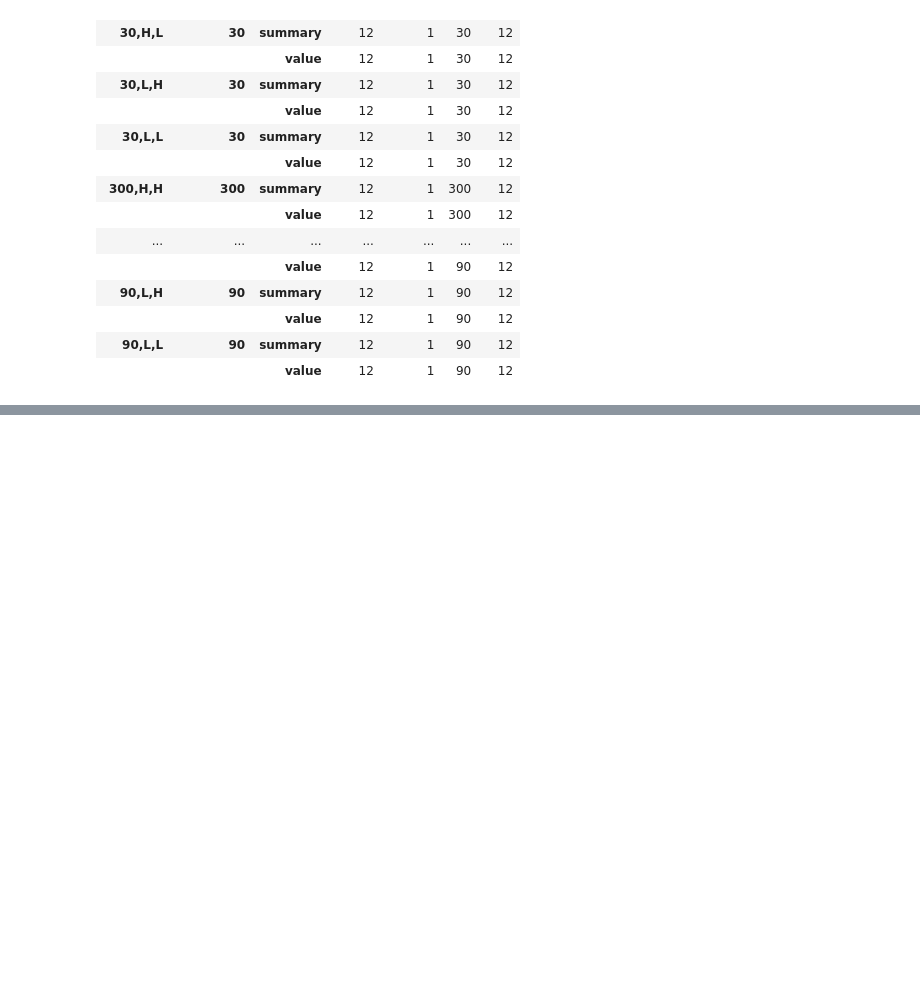
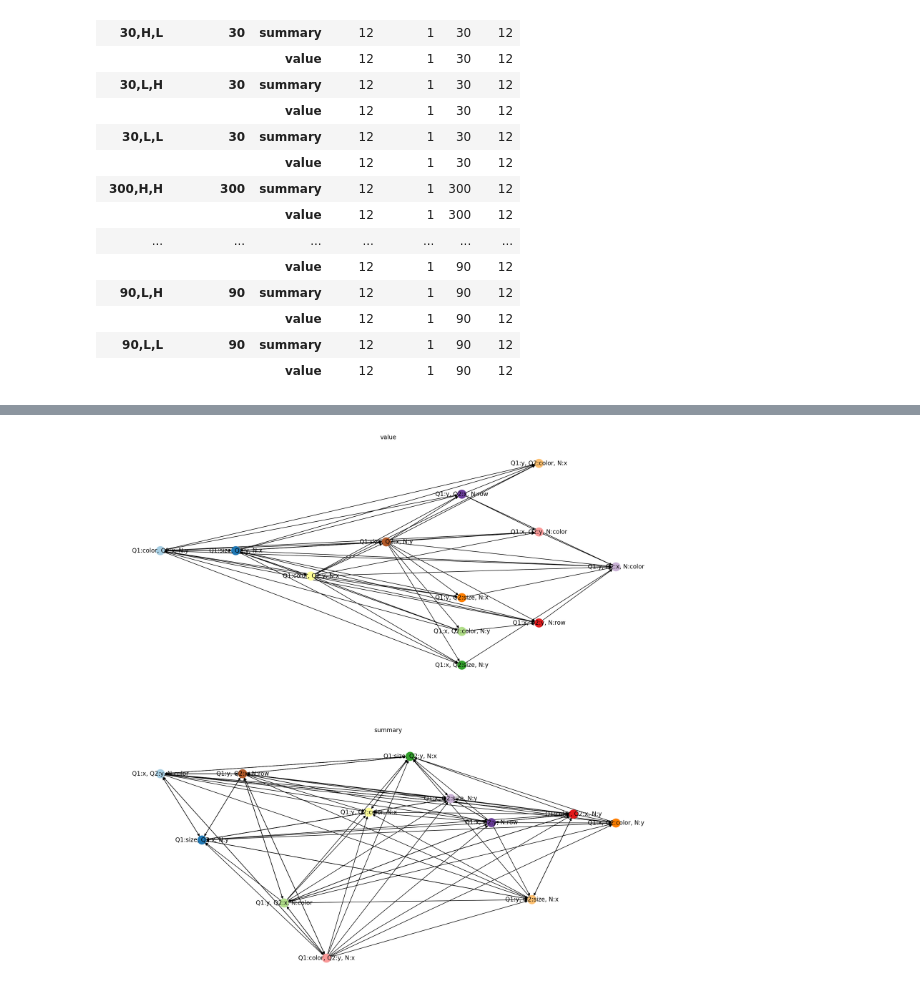
Before and after one commit to uwdata/draco, a Jupyter notebook: notebooks/Process responses.ipynb, the cells around one changed output, grey strips where cells are left out. Saved outputs shown, nothing was run; the diff lists cells and outputs as text; code cells hidden in the pictures; blank space fills up the shorter version.

```diff
--- a/notebooks/Process responses.ipynb
+++ b/notebooks/Process responses.ipynb
@@ -154,7 +161,7 @@ for name, group in grouped_specs:
 #         if p > .01:
 #             # run Welch's t-test: https://docs.scipy.org/doc/scipy-0.14.0/reference/generated/scipy.stats.ttest_ind.html
 #             t, p = stats.ttest_ind(negative.completionTime, positive.completionTime, equal_var=False)
-        if p <= .01:
+        if p <= .001:
             first_better = np.mean(first.isCorrect) > np.mean(second.isCorrect)
 
             training.append({
@@ -194,0 +279,14 @@ with open('../data/training/younghoon.json', 'w') as f:
+# %%
+f = plt.figure(figsize=(20,20))
+
+def plot(task, idx):
+    ax = f.add_subplot(2,1,idx)
+    G = per_task[task]
+    pos = nx.nx_agraph.graphviz_layout(G, prog='dot', args="-Grankdir=LR")
+    nx.draw(G, pos=pos, with_labels=True, ax=ax, node_color=colors)
+    ax.set_title(f'{task}')
+
+plot('value', 1)
+plot('summary', 2)
+# %% [output]
+[figure, added]
```
Also changed, not shown: parts of 8 cells of this notebook, 9 other files.
